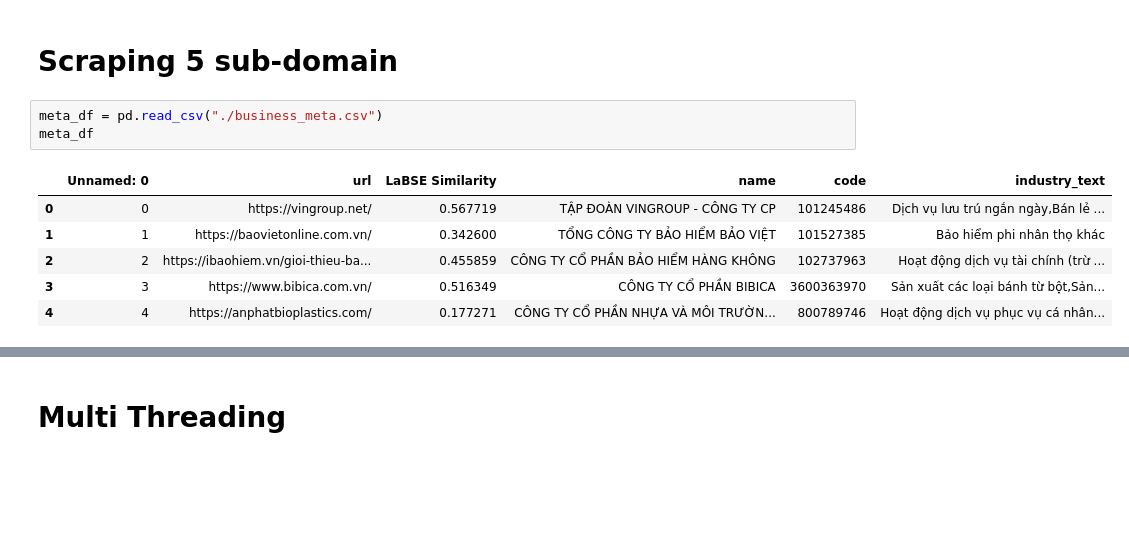
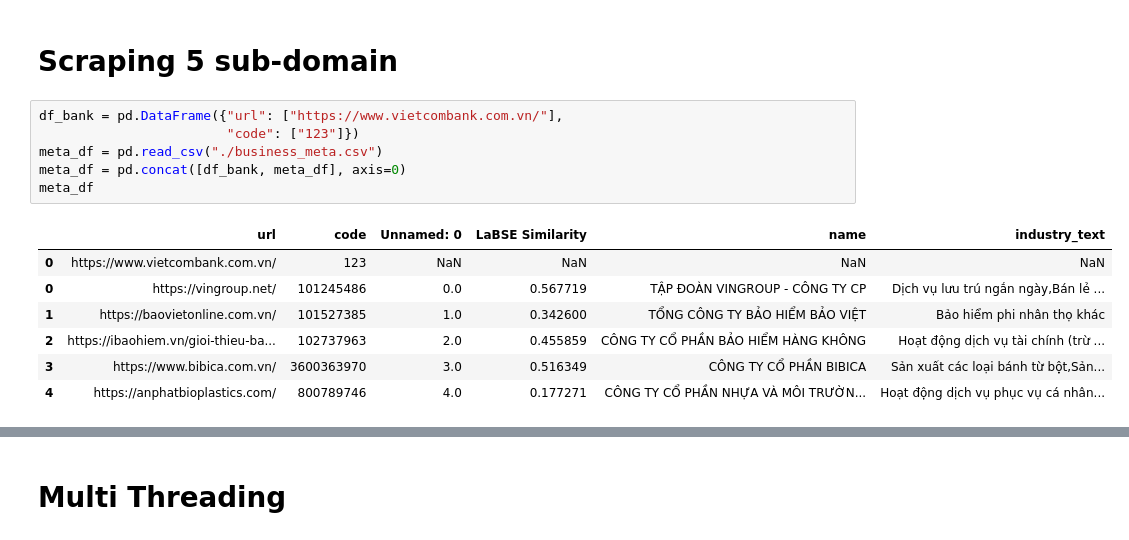
Before and after one commit to giangchicken/test_multithread_py313, a Jupyter notebook: intructions.ipynb, the cells around one changed output, grey strips where cells are left out. Saved outputs shown, nothing was run; the diff lists cells and outputs as text; blank space fills up the shorter version.

```diff
--- a/intructions.ipynb
+++ b/intructions.ipynb
@@ -346,16 +346,20 @@ highest_similarity_df
 highest_similarity_df.to_csv("./business_meta.csv")
 # %% [markdown]
 # Scraping 5 sub-domain
-# %%
-meta_df = pd.read_csv("./business_meta.csv")
-meta_df
-# %% [output]
-|  | Unnamed: 0 | url | LaBSE Similarity | name | code | industry_text |
-| 0 | 0 | https://vingroup.net/ | 0.567719 | TẬP ĐOÀN VINGROUP - CÔNG TY CP | 101245486 | Dịch vụ lưu trú ngắn ngày,Bán lẻ ... |
-| 1 | 1 | https://baovietonline.com.vn/ | 0.342600 | TỔNG CÔNG TY BẢO HIỂM BẢO VIỆT | 101527385 | Bảo hiểm phi nhân thọ khác |
-| 2 | 2 | https://ibaohiem.vn/gioi-thieu-ba... | 0.455859 | CÔNG TY CỔ PHẦN BẢO HIỂM HÀNG KHÔNG | 102737963 | Hoạt động dịch vụ tài chính (trừ ... |
-| 3 | 3 | https://www.bibica.com.vn/ | 0.516349 | CÔNG TY CỔ PHẦN BIBICA | 3600363970 | Sản xuất các loại bánh từ bột,Sản... |
-| 4 | 4 | https://anphatbioplastics.com/ | 0.177271 | CÔNG TY CỔ PHẦN NHỰA VÀ MÔI TRƯỜN... | 800789746 | Hoạt động dịch vụ phục vụ cá nhân... |
+# %%
+df_bank = pd.DataFrame({"url": ["https://www.vietcombank.com.vn/"],
+                        "code": ["123"]})
+meta_df = pd.read_csv("./business_meta.csv")
+meta_df = pd.concat([df_bank, meta_df], axis=0)
+meta_df
+# %% [output]
+|  | url | code | Unnamed: 0 | LaBSE Similarity | name | industry_text |
+| 0 | https://www.vietcombank.com.vn/ | 123 | NaN | NaN | NaN | NaN |
+| 0 | https://vingroup.net/ | 101245486 | 0.0 | 0.567719 | TẬP ĐOÀN VINGROUP - CÔNG TY CP | Dịch vụ lưu trú ngắn ngày,Bán lẻ ... |
+| 1 | https://baovietonline.com.vn/ | 101527385 | 1.0 | 0.342600 | TỔNG CÔNG TY BẢO HIỂM BẢO VIỆT | Bảo hiểm phi nhân thọ khác |
+| 2 | https://ibaohiem.vn/gioi-thieu-ba... | 102737963 | 2.0 | 0.455859 | CÔNG TY CỔ PHẦN BẢO HIỂM HÀNG KHÔNG | Hoạt động dịch vụ tài chính (trừ ... |
+| 3 | https://www.bibica.com.vn/ | 3600363970 | 3.0 | 0.516349 | CÔNG TY CỔ PHẦN BIBICA | Sản xuất các loại bánh từ bột,Sản... |
+| 4 | https://anphatbioplastics.com/ | 800789746 | 4.0 | 0.177271 | CÔNG TY CỔ PHẦN NHỰA VÀ MÔI TRƯỜN... | Hoạt động dịch vụ phục vụ cá nhân... |
 # %%
 # SCRAPING DATA
 '''
```
Also changed, not shown: parts of 2 cells of this notebook, 3 other files.
